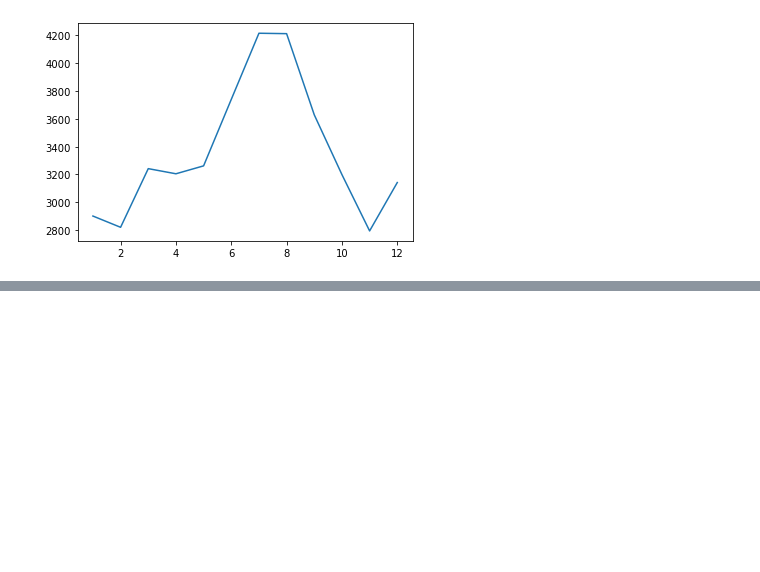
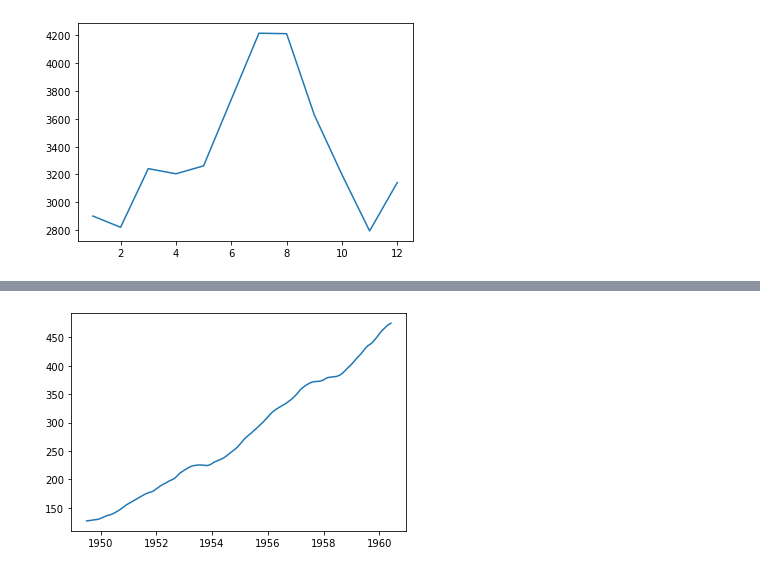
Before and after one commit to emariot/Estatistica_com_R_e_Python, a Jupyter notebook: Python/series_temporais.ipynb, the cells around one changed output, grey strips where cells are left out. Drawn from its saved outputs; the diff is of its cells as text; code cells hidden in the pictures; blank space fills up the shorter version.

```diff
--- a/Python/series_temporais.ipynb
+++ b/Python/series_temporais.ipynb
@@ -125,0 +131,4 @@ plt.plot(ts_datas)
+# %%
+# tendência
+tendencia = decomposicao.trend
+tendencia
@@ -125,0 +188,4 @@ plt.plot(ts_datas)
+# %%
+plt.plot(tendencia);
+# %% [output]
+[figure, added]
```
Also changed, not shown: parts of 16 cells of this notebook.
